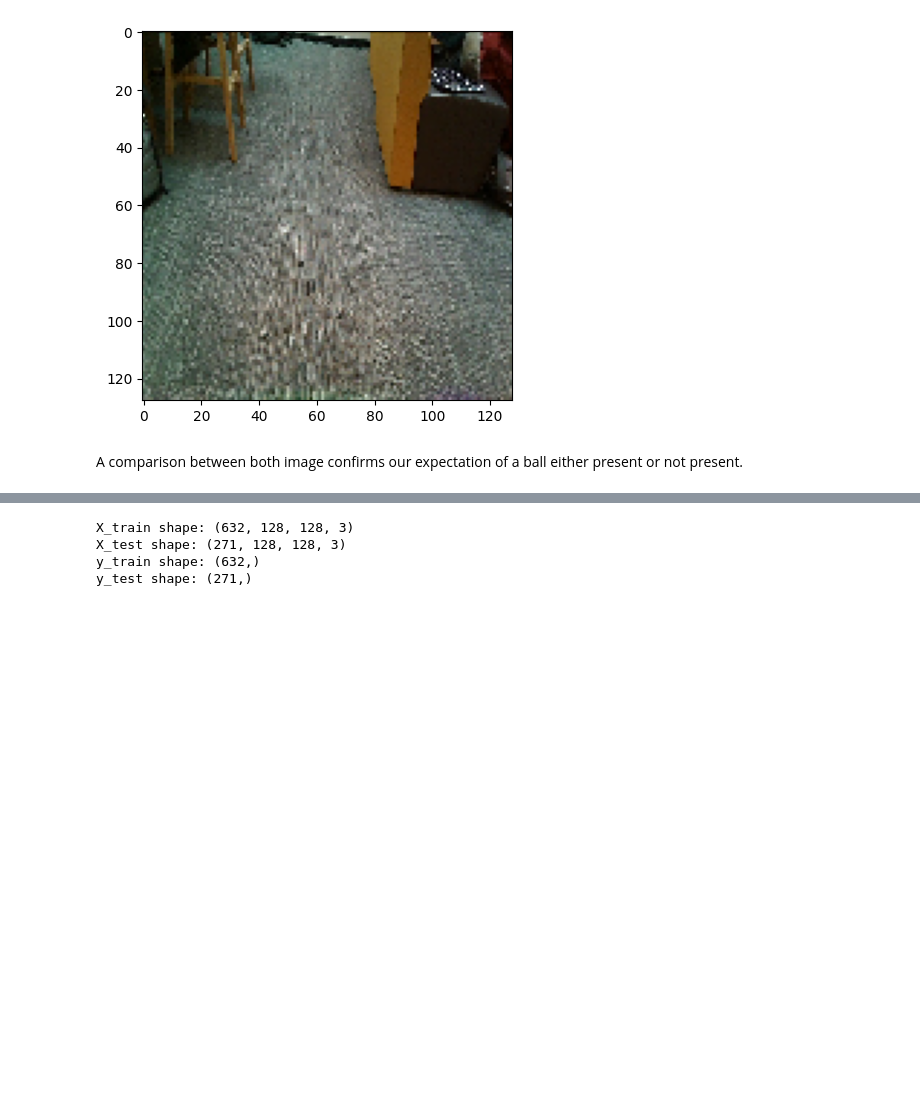
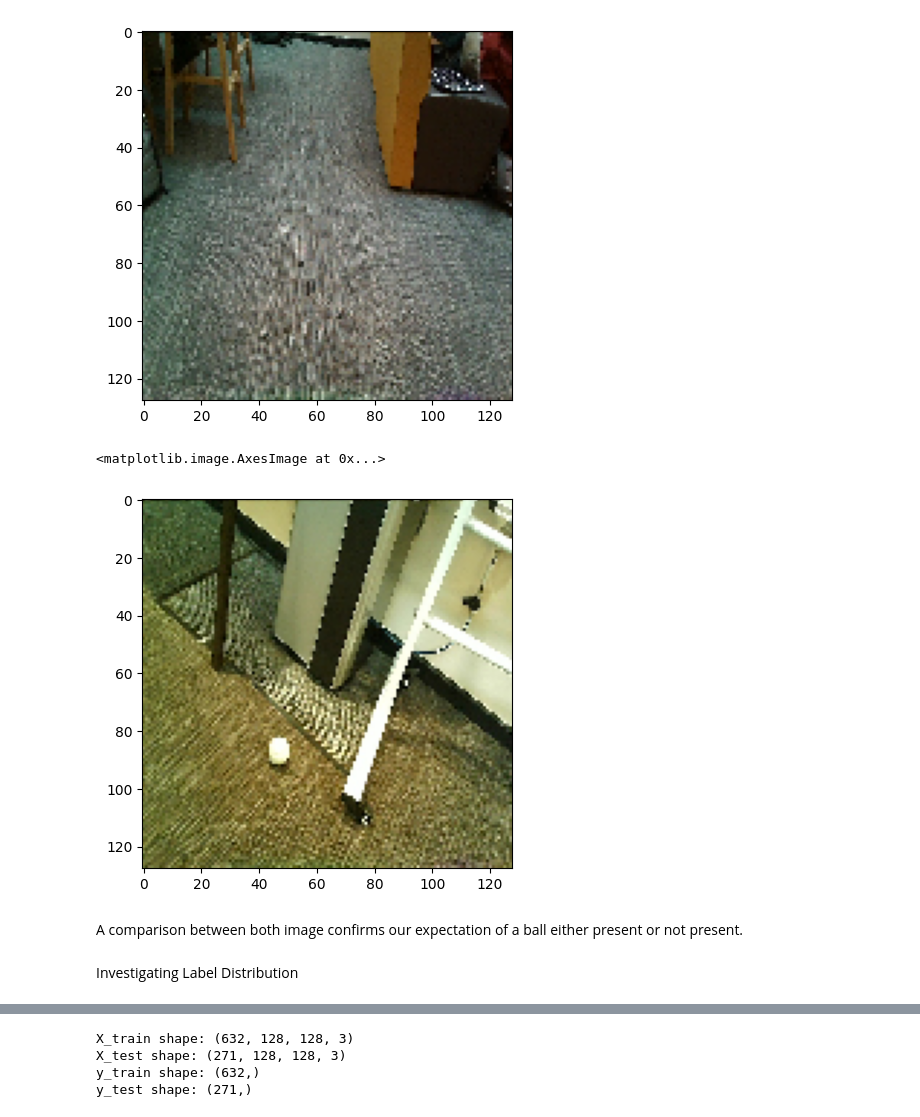
Before and after one commit to ALejandroCh17/Tennis-Ball-Robot, a Jupyter notebook: rally_rover_tennis_ball_detector.ipynb, the cells around one changed output, grey strips where cells are left out. Cells and saved outputs as stored; diff of their text form; code cells hidden in the pictures; blank space fills up the shorter version.

```diff
--- a/rally_rover_tennis_ball_detector.ipynb
+++ b/rally_rover_tennis_ball_detector.ipynb
@@ -39,6 +48,14 @@ plt.imshow(img)
 # %% [output]
 <matplotlib.image.AxesImage at 0x...>
 [figure]
+# %%
+# Showing no ball image
+img = load_img('/content/drive/My Drive/Capstone Dataset/Binary Tennis Ball Classification/test/balls/ball97.jpg', color_mode='rgb', target_size=(128,128))
+img_arr = img_to_array(img)
+plt.imshow(img)
+# %% [output]
+<matplotlib.image.AxesImage at 0x...>
+[figure, added]
 # %% [markdown]
 A comparison between both image confirms our expectation of a ball either present or not present.
 # %%
@@ -50,6 +67,8 @@ def load_images_from_folder(folder):
         img_arr = img_to_array(img)
         images.append(img_arr)
     return images
+# %% [markdown]
+Investigating Label Distribution
 # %%
 # Converting training sets to num arrays
 x_train_balls = load_images_from_folder('/content/drive/My Drive/Capstone Dataset/Binary Tennis Ball Classification/train/balls')
```
Also changed, not shown: parts of 17 cells of this notebook.
